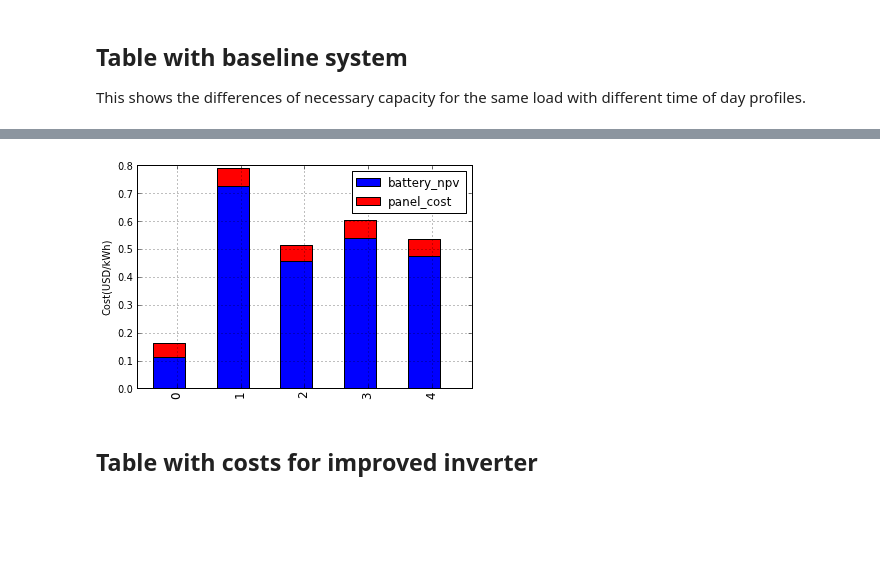
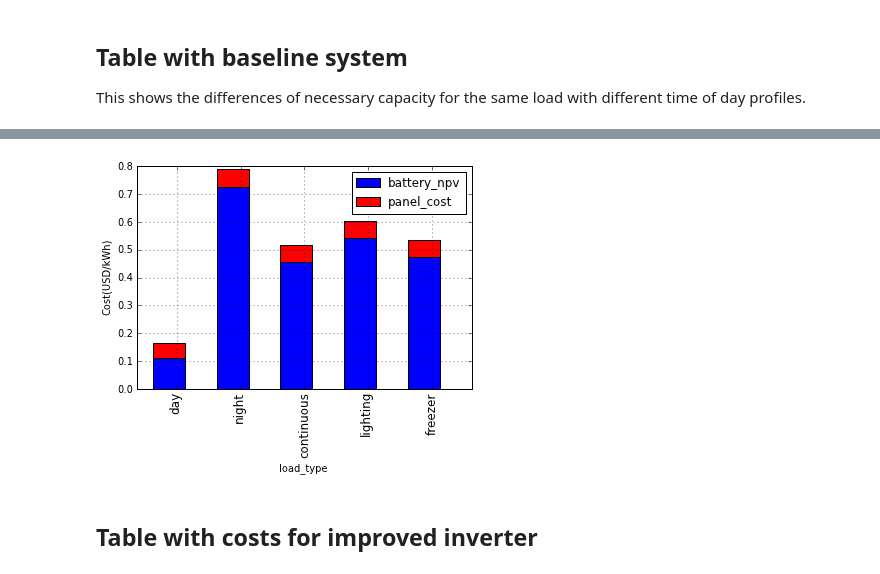
Before and after one commit to SEL-Columbia/load_shaping, a Jupyter notebook: py/tables.ipynb, the cells around one changed output, grey strips where cells are left out. Drawn from its saved outputs; the diff is of its cells as text; code cells hidden in the pictures; blank space fills up the shorter version.

Commit message:
now with labeled load_types for baseline figure

```diff
--- a/py/tables.ipynb
+++ b/py/tables.ipynb
@@ -74,14 +73,21 @@ typical continuous lead acid   & 0.70 & 3.08 & 5281 & 704 \\
 typical lighting lead acid     & 0.73 & 3.66 & 6270 & 727 \\
 typical freezer lead acid      & 0.70 & 3.21 & 5500 & 703 \\
 # %%
+# normalize to per kWh costs
 levelized_kWh_sold = 11600.45
-df_plot = df2[['battery_npv', 'panel_cost']] / levelized_kWh_sold
-df_plot.plot(kind='bar', stacked=True)
+df2['battery_npv'] /= levelized_kWh_sold
+df2['panel_cost'] /= levelized_kWh_sold
+
+# set index to load_type
+df2 = df2.set_index('load_type')
+
+# create stacked plot of panel cost and battery NPV
+df2[['battery_npv', 'panel_cost']].plot(kind='bar', stacked=True)
 ylabel('Cost(USD/kWh)')
 grid()
 savefig('ipynb_baseline.pdf')
 # %% [output]
-[figure, old version]
+[figure, new version]
 # %% [markdown]
 ## Table with costs for improved inverter
 # %%
```
Also changed, not shown: parts of 3 cells of this notebook.
